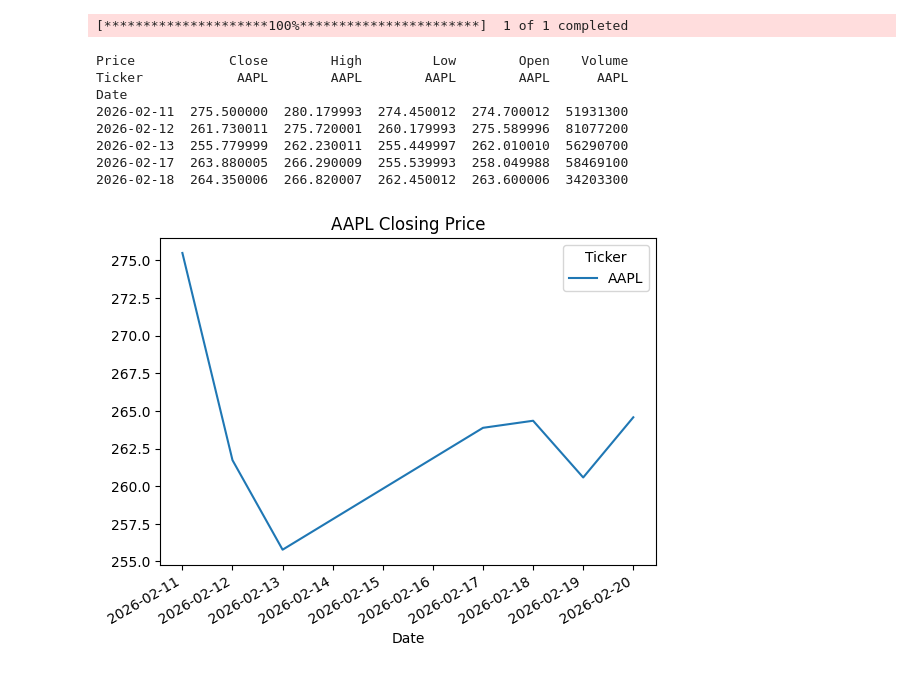
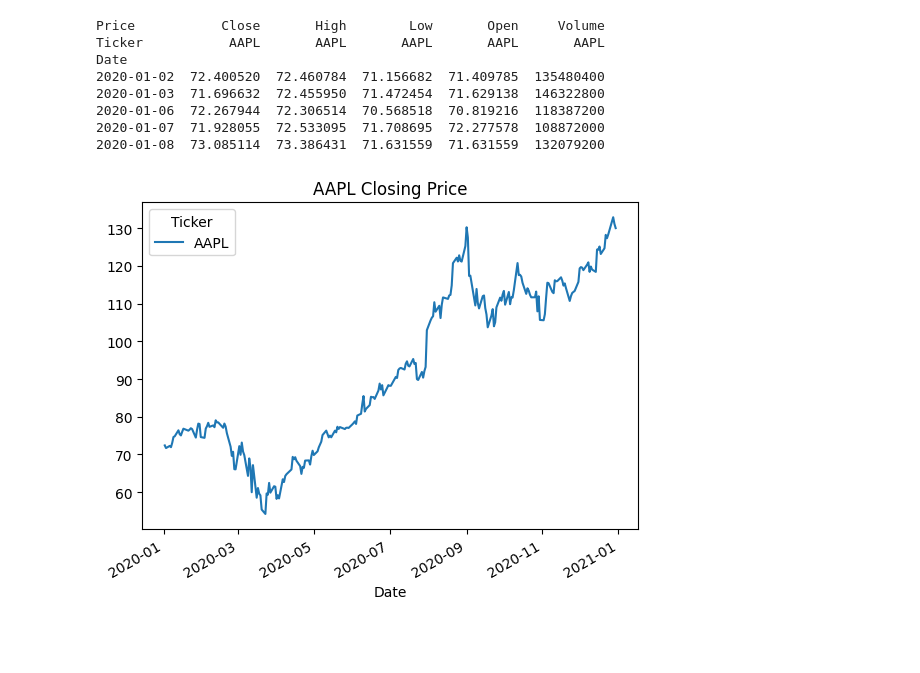
Before and after one commit to paize-k/quant-lab, a Jupyter notebook: trade-backtest-engine/notebooks/01_data_explore.ipynb, the cells around one changed output. Saved outputs shown, nothing was run; the diff lists cells and outputs as text; code cells hidden in the pictures; blank space fills up the shorter version.

```diff
--- a/trade-backtest-engine/notebooks/01_data_explore.ipynb
+++ b/trade-backtest-engine/notebooks/01_data_explore.ipynb
@@ -1,20 +1,19 @@
 # %%
-import yfinance as yf
+from quant_lab.data.loader import load_data
 import matplotlib.pyplot as plt
 
-df = yf.download("AAPL", start="2026-02-11", end="2026-02-22")
+df = load_data("AAPL", "2020-01-01", "2020-12-31")
 print(df.head())
 
 df['Close'].plot(title='AAPL Closing Price')
 plt.show()
 # %% [output]
-[*********************100%***********************]  1 of 1 completed
+Price           Close       High        Low       Open     Volume
+Ticker           AAPL       AAPL       AAPL       AAPL       AAPL
+Date
+2020-01-02  72.400520  72.460784  71.156682  71.409785  135480400
+2020-01-03  71.696632  72.455950  71.472454  71.629138  146322800
+2020-01-06  72.267944  72.306514  70.568518  70.819216  118387200
+2020-01-07  71.928055  72.533095  71.708695  72.277578  108872000
+2020-01-08  73.085114  73.386431  71.631559  71.631559  132079200
-Price            Close        High         Low        Open    Volume
-Ticker            AAPL        AAPL        AAPL        AAPL      AAPL
-Date
-2026-02-11  275.500000  280.179993  274.450012  274.700012  51931300
-2026-02-12  261.730011  275.720001  260.179993  275.589996  81077200
-2026-02-13  255.779999  262.230011  255.449997  262.010010  56290700
-2026-02-17  263.880005  266.290009  255.539993  258.049988  58469100
-2026-02-18  264.350006  266.820007  262.450012  263.600006  34203300
-[figure, old version]
+[figure, new version]
```
Also changed, not shown: 20 other files.
